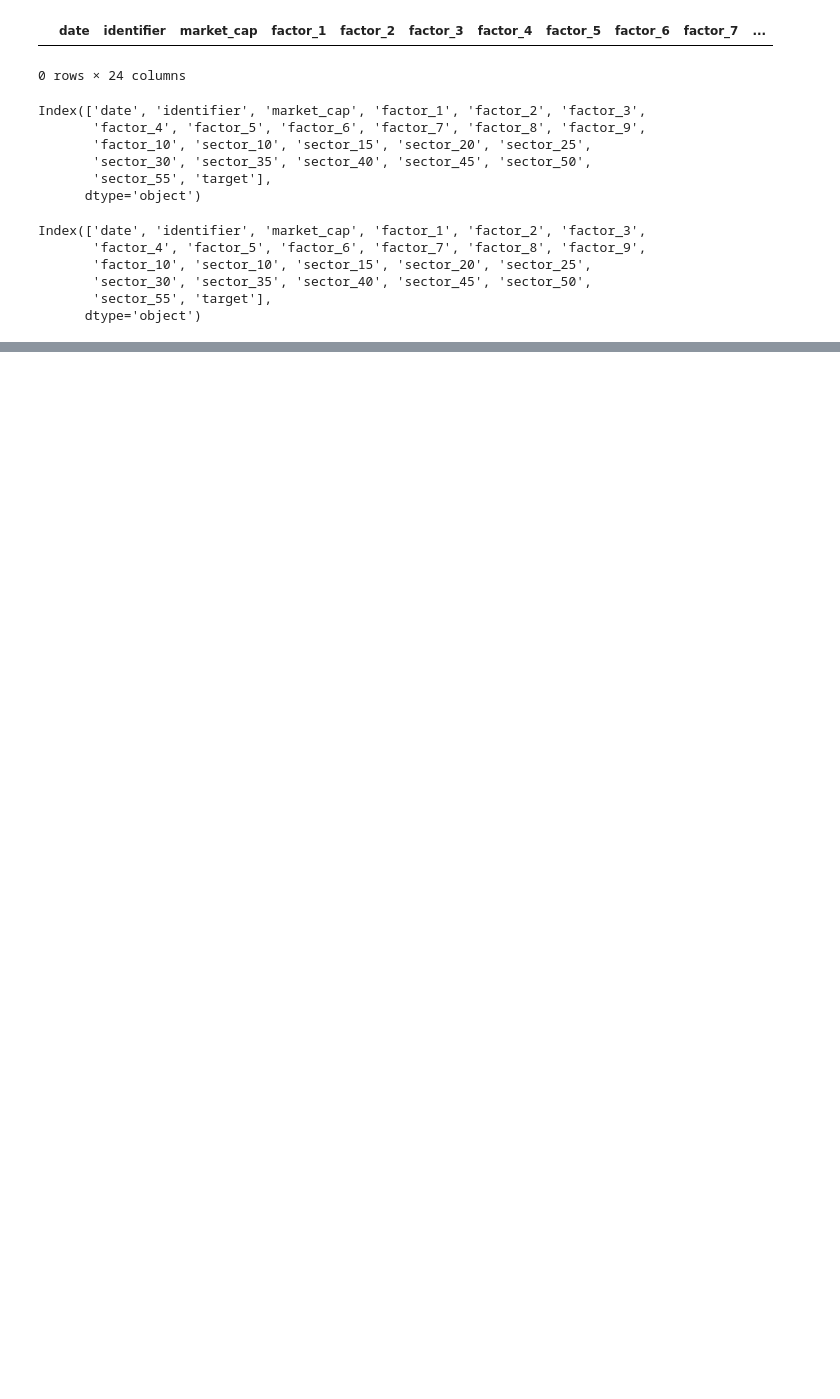
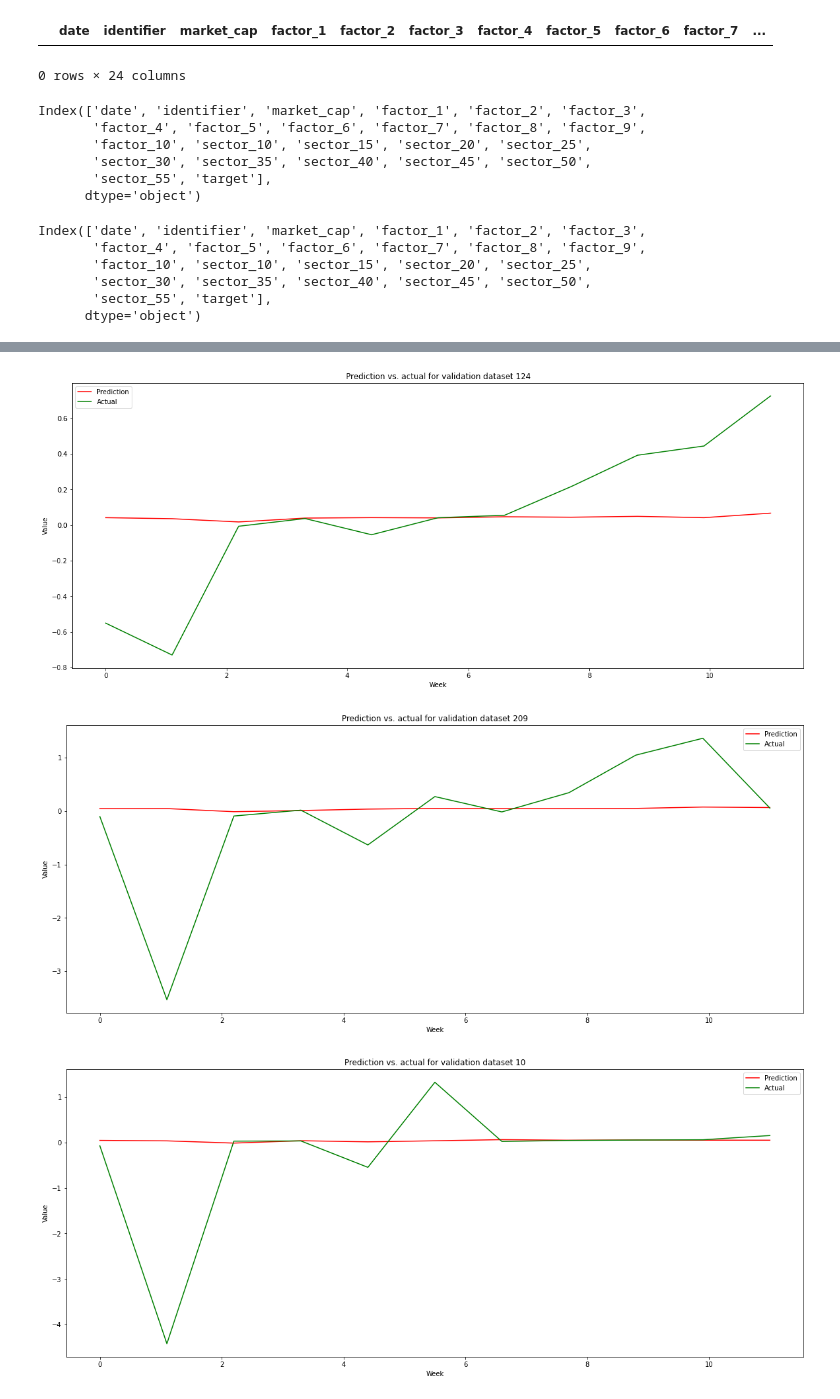
Before and after one commit to doogzultz/time_series_project, a Jupyter notebook: preprocessing_and_model_test.ipynb, the cells around one changed output, grey strips where cells are left out. Saved outputs shown, nothing was run; the diff lists cells and outputs as text; code cells hidden in the pictures; blank space fills up the shorter version.

```diff
--- a/preprocessing_and_model_test.ipynb
+++ b/preprocessing_and_model_test.ipynb
@@ -529,0 +480,7 @@ print(ybatch1.numpy().reshape(-1))
+# %%
+for i in range(0,5):
+  plot_predictions(valid_scaled, np.random.randint(0, len(valid_scaled)))
+# %% [output]
+[figure, added]
+[figure, added]
+[figure, added]
```
Also changed, not shown: parts of 21 cells of this notebook.
